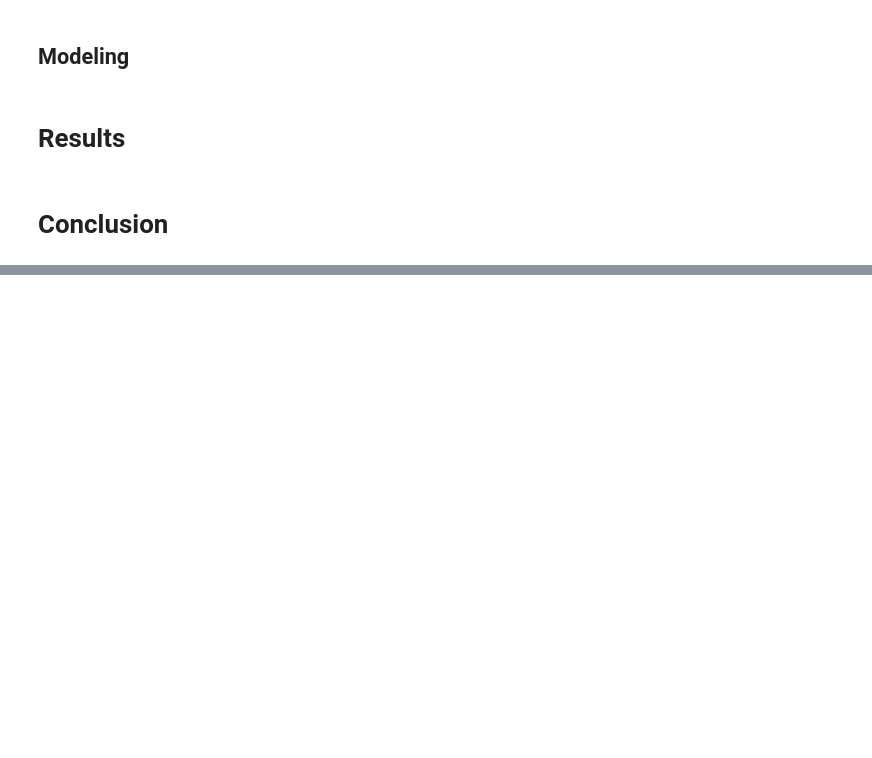
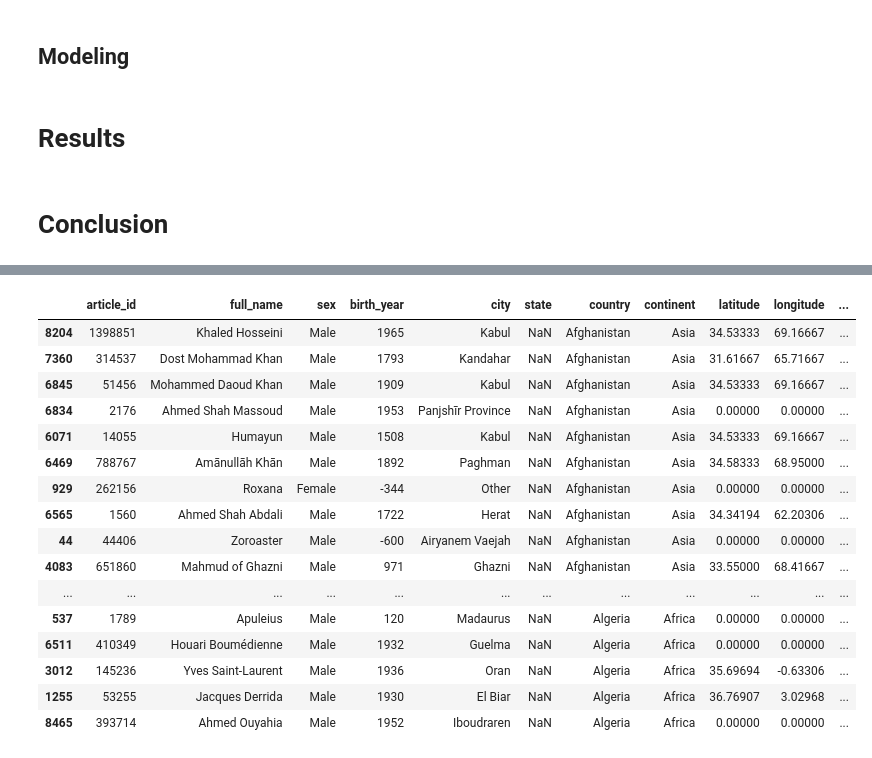
Before and after one commit to tbahng/ist652-final_project, a Jupyter notebook: Final_Project_Report.ipynb, the cells around one changed output, grey strips where cells are left out. Drawn from its saved outputs; the diff is of its cells as text; code cells hidden in the pictures; blank space fills up the shorter version.

```diff
--- a/Final_Project_Report.ipynb
+++ b/Final_Project_Report.ipynb
@@ -33,0 +36,3 @@ Key analysis methods used in report:
+# %%
+# Loading data from .csv file
+dfDirtyData = pd.read_csv("C:/Users/Meng Synn/Documents/GitHub/ist652-final_project/data/database.csv", sep=",", header=0)
@@ -33,0 +95,28 @@ Key analysis methods used in report:
+# %%
+# Dropping fields not needed for the analsysis
+#dfCleanData = dfDirtyData.drop(dfDirtyData.columns[[0, 1, 4, 5]], axis=1)
+dfCleanData = dfDirtyData
+# %%
+dfCleanData["latitude"].fillna(value=0, inplace=True)
+dfCleanData["longitude"].fillna(value=0, inplace=True)
+# %%
+dfCleanData = dfCleanData.sort_values(by = ['country'], ascending = True)
+dfCleanData.head(50)
+# %% [output]
+|  | article_id | full_name | sex | birth_year | city | state | country | continent | latitude | longitude | ... |
+| 8204 | 1398851 | Khaled Hosseini | Male | 1965 | Kabul | NaN | Afghanistan | Asia | 34.53333 | 69.16667 | ... |
+| 7360 | 314537 | Dost Mohammad Khan | Male | 1793 | Kandahar | NaN | Afghanistan | Asia | 31.61667 | 65.71667 | ... |
+| 6845 | 51456 | Mohammed Daoud Khan | Male | 1909 | Kabul | NaN | Afghanistan | Asia | 34.53333 | 69.16667 | ... |
+| 6834 | 2176 | Ahmed Shah Massoud | Male | 1953 | Panjshīr Province | NaN | Afghanistan | Asia | 0.00000 | 0.00000 | ... |
+| 6071 | 14055 | Humayun | Male | 1508 | Kabul | NaN | Afghanistan | Asia | 34.53333 | 69.16667 | ... |
+| 6469 | 788767 | Amānullāh Khān | Male | 1892 | Paghman | NaN | Afghanistan | Asia | 34.58333 | 68.95000 | ... |
+| 929 | 262156 | Roxana | Female | -344 | Other | NaN | Afghanistan | Asia | 0.00000 | 0.00000 | ... |
+| 6565 | 1560 | Ahmed Shah Abdali | Male | 1722 | Herat | NaN | Afghanistan | Asia | 34.34194 | 62.20306 | ... |
+| 44 | 44406 | Zoroaster | Male | -600 | Airyanem Vaejah | NaN | Afghanistan | Asia | 0.00000 | 0.00000 | ... |
+| 4083 | 651860 | Mahmud of Ghazni | Male | 971 | Ghazni | NaN | Afghanistan | Asia | 33.55000 | 68.41667 | ... |
+| ... | ... | ... | ... | ... | ... | ... | ... | ... | ... | ... | ... |
+| 537 | 1789 | Apuleius | Male | 120 | Madaurus | NaN | Algeria | Africa | 0.00000 | 0.00000 | ... |
+| 6511 | 410349 | Houari Boumédienne | Male | 1932 | Guelma | NaN | Algeria | Africa | 0.00000 | 0.00000 | ... |
+| 3012 | 145236 | Yves Saint-Laurent | Male | 1936 | Oran | NaN | Algeria | Africa | 35.69694 | -0.63306 | ... |
+| 1255 | 53255 | Jacques Derrida | Male | 1930 | El Biar | NaN | Algeria | Africa | 36.76907 | 3.02968 | ... |
+| 8465 | 393714 | Ahmed Ouyahia | Male | 1952 | Iboudraren | NaN | Algeria | Africa | 0.00000 | 0.00000 | ... |
```
Also changed, not shown: parts of 11 cells of this notebook.
